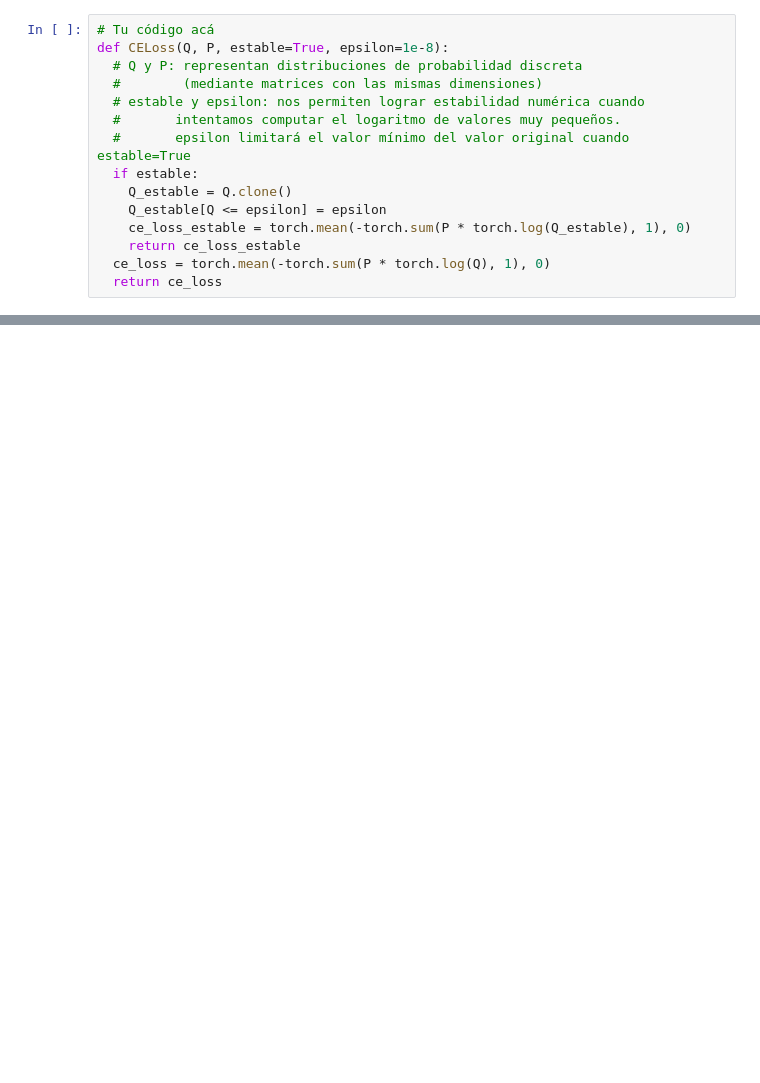
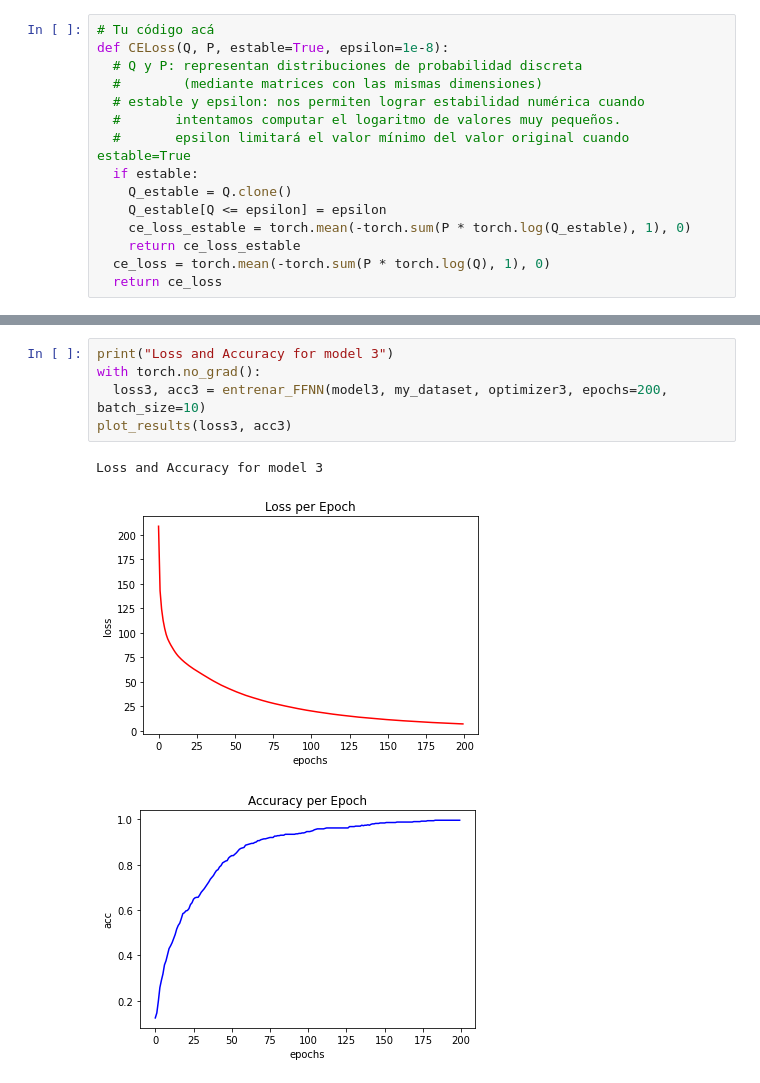
Before and after one commit to wiwillym/deeplearning-related, a Jupyter notebook: backprop_grad_descent.ipynb, the cells around one changed output, grey strips where cells are left out. Saved outputs shown, nothing was run; the diff lists cells and outputs as text; blank space fills up the shorter version.

```diff
--- a/backprop_grad_descent.ipynb
+++ b/backprop_grad_descent.ipynb
@@ -508,0 +623,9 @@ Usa tu red para entrenar con los datos de MNIST. Mira cómo usamos este conjunto
+# %%
+print("Loss and Accuracy for model 3")
+with torch.no_grad():
+  loss3, acc3 = entrenar_FFNN(model3, my_dataset, optimizer3, epochs=200, batch_size=10)
+plot_results(loss3, acc3)
+# %% [output]
+Loss and Accuracy for model 3
+[figure, added]
+[figure, added]
```
Also changed, not shown: parts of 73 cells of this notebook.
